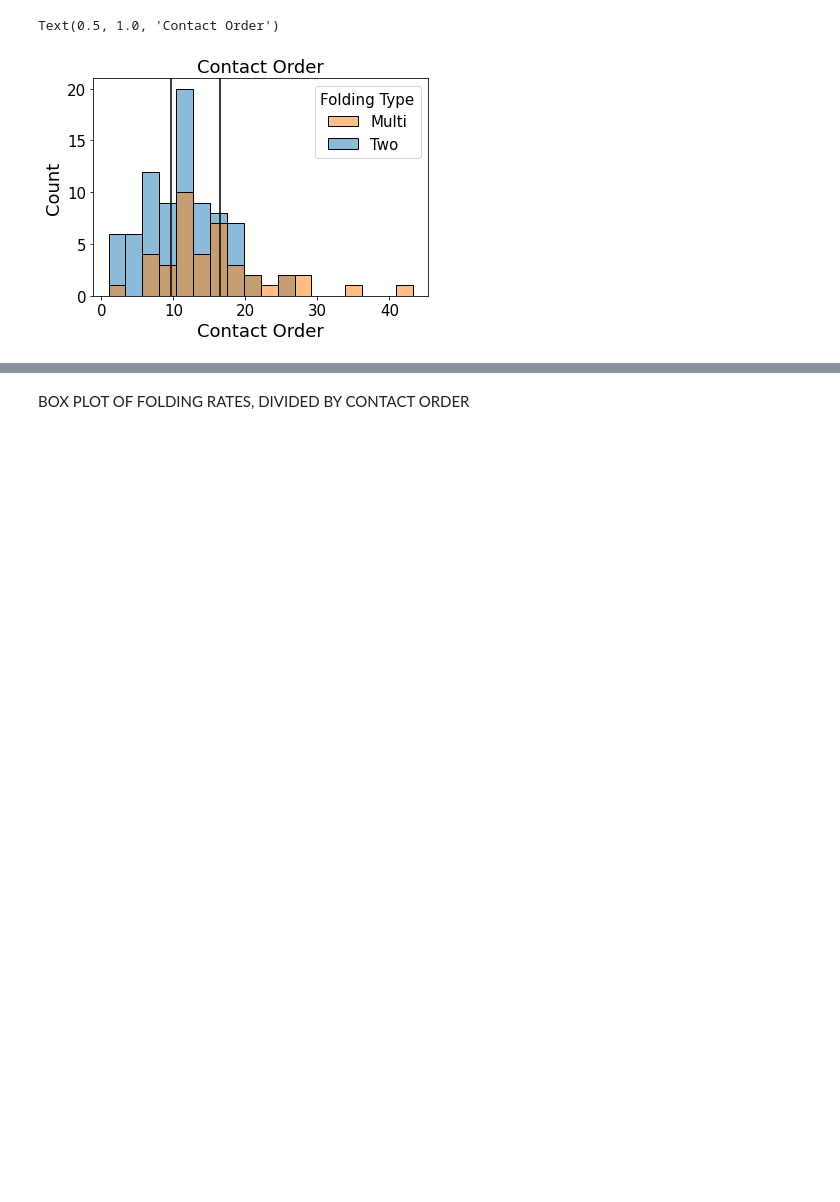
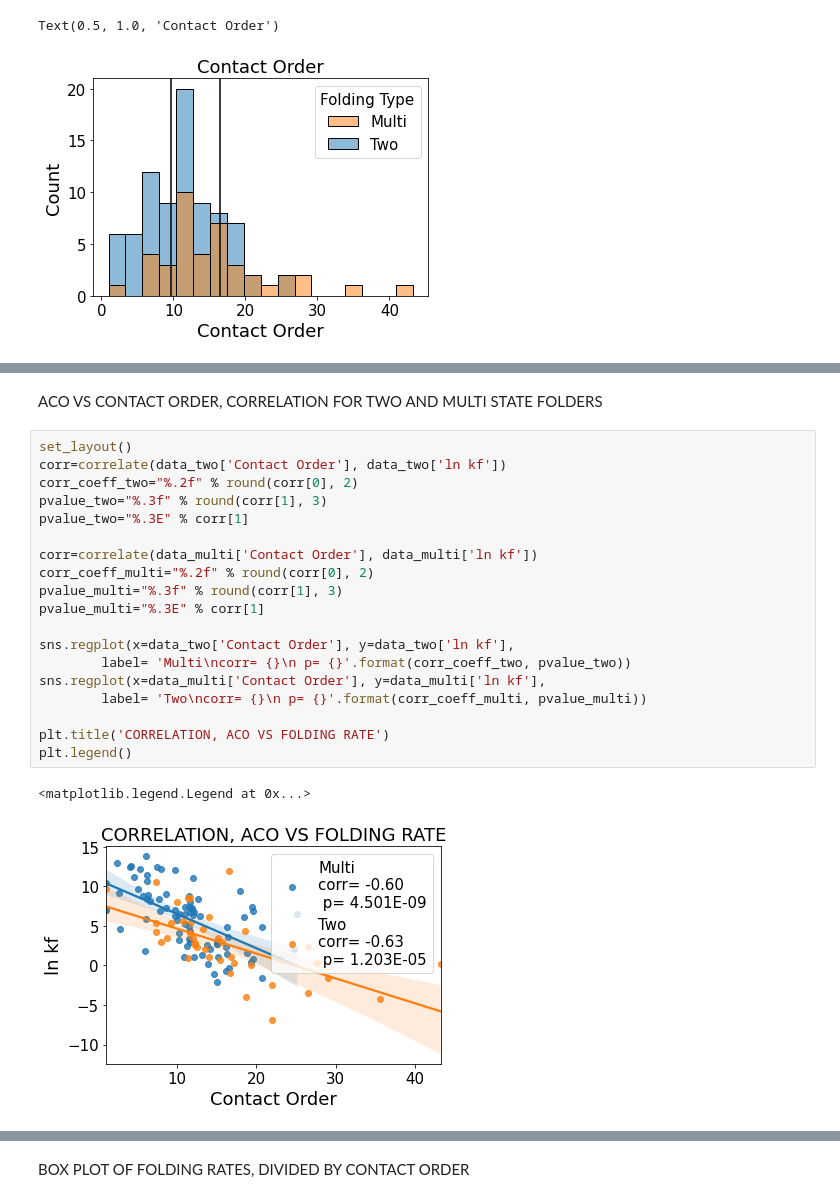
Before and after one commit to barbaroo/Topology_analysis, a Jupyter notebook: Size_CO.ipynb, the cells around one changed output, grey strips where cells are left out. Cells and saved outputs as stored; diff of their text form; blank space fills up the shorter version.

```diff
--- a/Size_CO.ipynb
+++ b/Size_CO.ipynb
@@ -94,0 +110,24 @@ Text(0.5, 1.0, 'Contact Order')
+# %% [markdown]
+ACO VS CONTACT ORDER, CORRELATION FOR TWO AND MULTI STATE FOLDERS
+# %%
+set_layout()
+corr=correlate(data_two['Contact Order'], data_two['ln kf'])
+corr_coeff_two="%.2f" % round(corr[0], 2)
+pvalue_two="%.3f" % round(corr[1], 3)
+pvalue_two="%.3E" % corr[1]
+
+corr=correlate(data_multi['Contact Order'], data_multi['ln kf'])
+corr_coeff_multi="%.2f" % round(corr[0], 2)
+pvalue_multi="%.3f" % round(corr[1], 3)
+pvalue_multi="%.3E" % corr[1]
+
+sns.regplot(x=data_two['Contact Order'], y=data_two['ln kf'],
+        label= 'Multi\ncorr= {}\n p= {}'.format(corr_coeff_two, pvalue_two))
+sns.regplot(x=data_multi['Contact Order'], y=data_multi['ln kf'],
+        label= 'Two\ncorr= {}\n p= {}'.format(corr_coeff_multi, pvalue_multi))
+
+plt.title('CORRELATION, ACO VS FOLDING RATE')
+plt.legend()
+# %% [output]
+<matplotlib.legend.Legend at 0x...>
+[figure, added]
```
Also changed, not shown: parts of 9 cells of this notebook, 4 other files.
